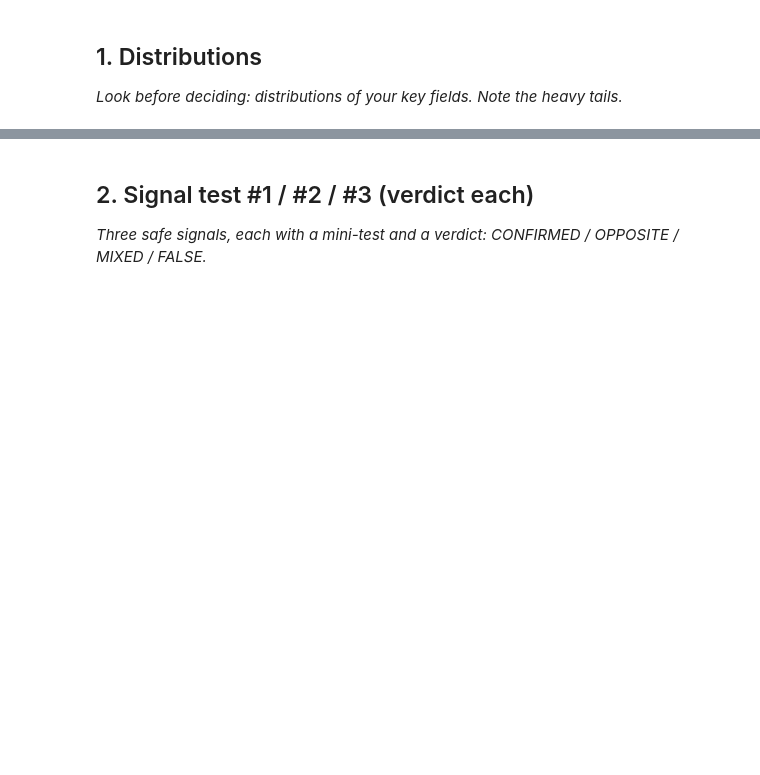
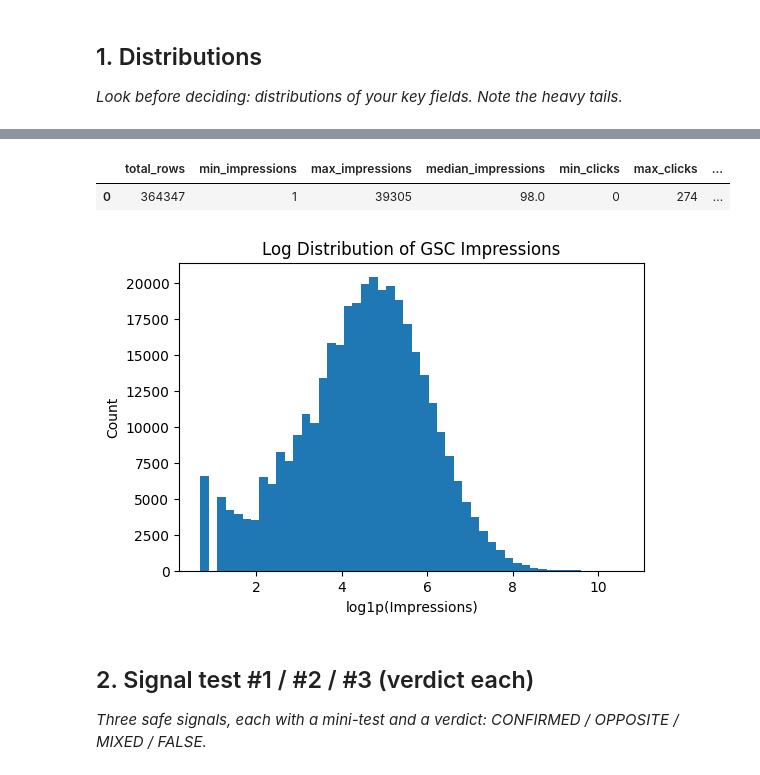
Before and after one commit to Greemines/Flyrank-Notebook-1, a Jupyter notebook: work/notebooks/w04_signal_audit.ipynb, the cells around one changed output, grey strips where cells are left out. Saved outputs shown, nothing was run; the diff lists cells and outputs as text; code cells hidden in the pictures; blank space fills up the shorter version.

```diff
--- a/work/notebooks/w04_signal_audit.ipynb
+++ b/work/notebooks/w04_signal_audit.ipynb
@@ -16,3 +61,69 @@ This skeleton is yours to fill. Work the sections **in order** — each one has
+# %%
+df = con.sql(f"""
+SELECT
+    COUNT(*) AS total_rows,
+
+    MIN(gsc_impressions) AS min_impressions,
+    MAX(gsc_impressions) AS max_impressions,
+    MEDIAN(gsc_impressions) AS median_impressions,
+
+    MIN(gsc_clicks) AS min_clicks,
+    MAX(gsc_clicks) AS max_clicks,
+    MEDIAN(gsc_clicks) AS median_clicks,
+
+    MIN(gsc_avg_position) AS best_position,
+    MAX(gsc_avg_position) AS worst_position,
+    MEDIAN(gsc_avg_position) AS median_position,
+
+    MIN(scroll_events) AS min_scrolls,
+    MAX(scroll_events) AS max_scrolls,
+    MEDIAN(scroll_events) AS median_scrolls,
+
+    MIN(ga4_engaged_sessions) AS min_engaged,
+    MAX(ga4_engaged_sessions) AS max_engaged,
+    MEDIAN(ga4_engaged_sessions) AS median_engaged
+
+FROM read_parquet(
+    '{rel}/fact_content_daily_performance/month=2026-03/data_0.parquet'
+)
+
+WHERE
+    gsc_data_available IS TRUE
+    AND ga4_data_available IS TRUE;
+""").df()
+
+display(df)  # or print(df)
+# %% [output]
+|  | total_rows | min_impressions | max_impressions | median_impressions | min_clicks | max_clicks | ... |
+| 0 | 364347 | 1 | 39305 | 98.0 | 0 | 274 | ... |
+# %%
+import matplotlib.pyplot as plt
+
+df = con.sql(f"""
+SELECT
+    gsc_impressions,
+    gsc_clicks,
+    scroll_events,
+    ga4_engaged_sessions
+FROM read_parquet(
+    '{rel}/fact_content_daily_performance/month=2026-03/data_0.parquet'
+)
+WHERE
+    gsc_data_available IS TRUE
+    AND ga4_data_available IS TRUE;
+""").df()
+# %%
+import numpy as np
+import matplotlib.pyplot as plt
+
+plt.figure(figsize=(6,4))
+plt.hist(np.log1p(df["gsc_impressions"]), bins=50)
+plt.title("Log Distribution of GSC Impressions")
+plt.xlabel("log1p(Impressions)")
+plt.ylabel("Count")
+plt.show()
+# %% [output]
+[figure, added]
 # %% [markdown]
 ## 2. Signal test #1 / #2 / #3 (verdict each)
 
```
Also changed, not shown: parts of 18 cells of this notebook.
